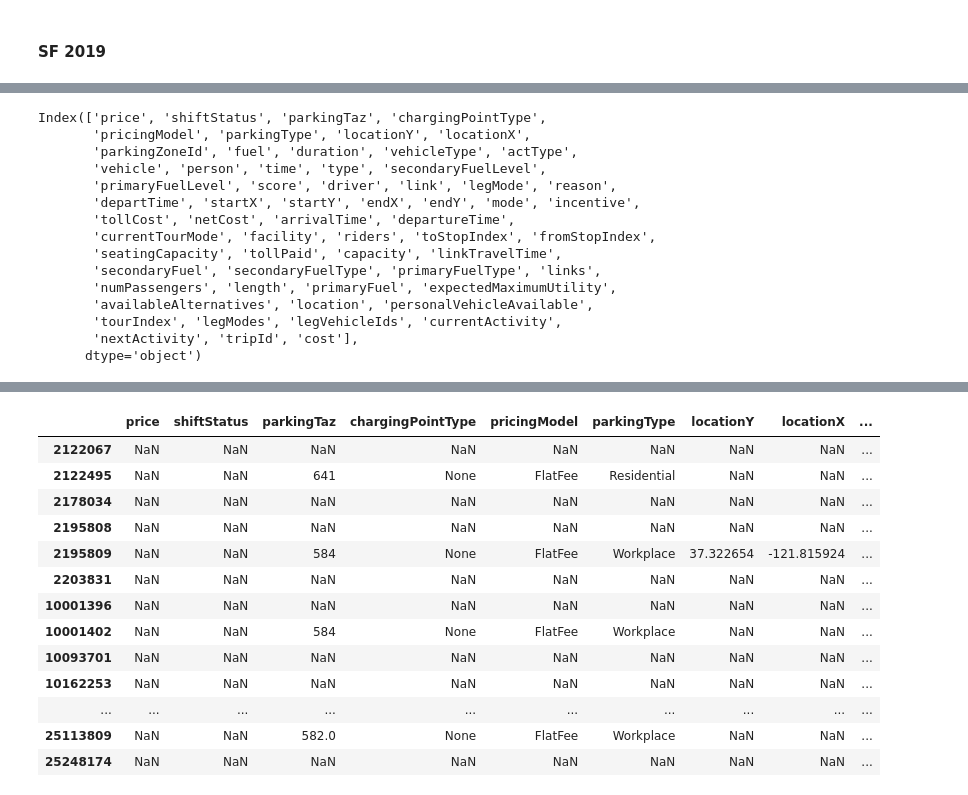
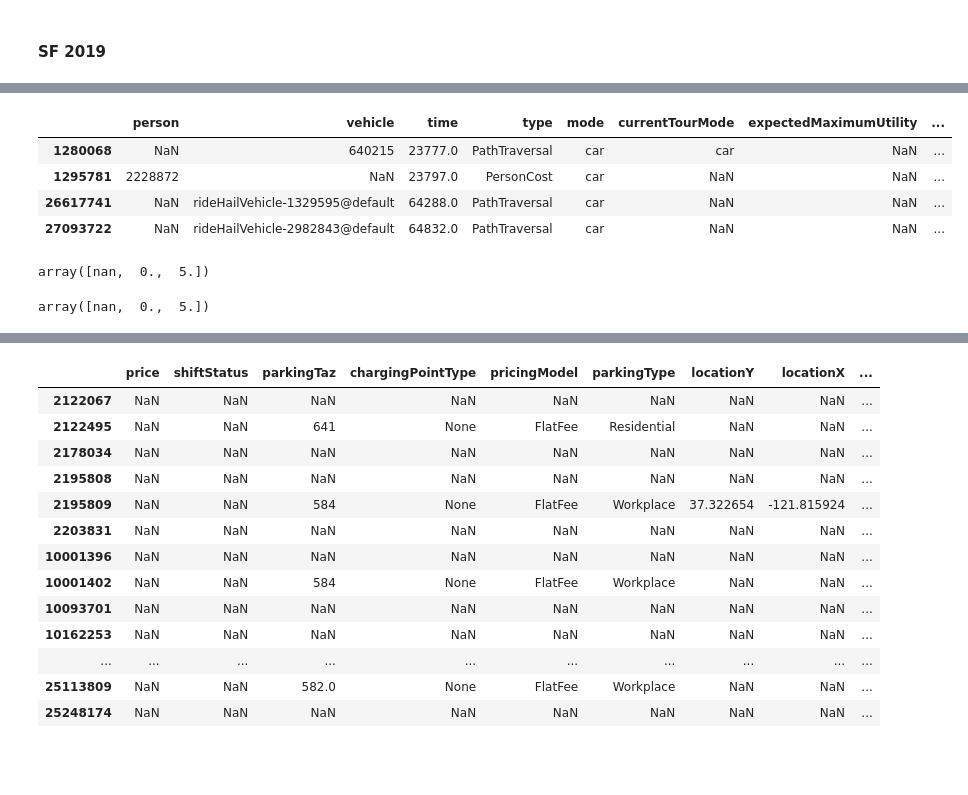
Before and after one commit to LBNL-UCB-STI/beam-core-analysis, a Jupyter notebook: Users/Nazanin/Person_Trip_Level_BEAM_SF.ipynb, the cells around one changed output, grey strips where cells are left out. Saved outputs shown, nothing was run; the diff lists cells and outputs as text; code cells hidden in the pictures; blank space fills up the shorter version.

```diff
--- a/Users/Nazanin/Person_Trip_Level_BEAM_SF.ipynb
+++ b/Users/Nazanin/Person_Trip_Level_BEAM_SF.ipynb
@@ -63,5 +63,5 @@ dtypes = {
     'nextActivity': 'category'
 }
 # Use list comprehension to remove the unwanted column in **usecol**
-eventsSF = pd.read_csv(loc_2018_transitFreq05 + '0.events.csv.gz', compression = 'gzip', dtype = dtypes)
+eventsSF = pd.read_csv(loc_2018_baseline + '0.events.csv.gz', compression = 'gzip', dtype = dtypes)
 # %% [output]
@@ -71,21 +71,19 @@ Wall time: 3min 52s
 # Show all columns and rows
 pd.options.display.max_columns = None
 pd.options.display.max_rows = None
+# %%
+eventsSF[(eventsSF['tollPaid'] == 5)|(eventsSF['tollCost'] == 5)]
+# %% [output]
+|  | person | vehicle | time | type | mode | currentTourMode | expectedMaximumUtility | ... |
+| 1280068 | NaN | 640215 | 23777.0 | PathTraversal | car | car | NaN | ... |
+| 1295781 | 2228872 | NaN | 23797.0 | PersonCost | car | NaN | NaN | ... |
+| 26617741 | NaN | rideHailVehicle-1329595@default | 64288.0 | PathTraversal | car | NaN | NaN | ... |
+| 27093722 | NaN | rideHailVehicle-2982843@default | 64832.0 | PathTraversal | car | NaN | NaN | ... |
 # %%
-eventsSF.columns
+eventsSF.tollPaid.unique()
 # %% [output]
-Index(['price', 'shiftStatus', 'parkingTaz', 'chargingPointType',
-       'pricingModel', 'parkingType', 'locationY', 'locationX',
-       'parkingZoneId', 'fuel', 'duration', 'vehicleType', 'actType',
-       'vehicle', 'person', 'time', 'type', 'secondaryFuelLevel',
-       'primaryFuelLevel', 'score', 'driver', 'link', 'legMode', 'reason',
-       'departTime', 'startX', 'startY', 'endX', 'endY', 'mode', 'incentive',
-       'tollCost', 'netCost', 'arrivalTime', 'departureTime',
-       'currentTourMode', 'facility', 'riders', 'toStopIndex', 'fromStopIndex',
-       'seatingCapacity', 'tollPaid', 'capacity', 'linkTravelTime',
-       'secondaryFuel', 'secondaryFuelType', 'primaryFuelType', 'links',
-       'numPassengers', 'length', 'primaryFuel', 'expectedMaximumUtility',
-       'availableAlternatives', 'location', 'personalVehicleAvailable',
-       'tourIndex', 'legModes', 'legVehicleIds', 'currentActivity',
-       'nextActivity', 'tripId', 'cost'],
-      dtype='object')
+array([nan,  0.,  5.])
+# %%
+eventsSF.tollCost.unique()
+# %% [output]
+array([nan,  0.,  5.])
```
Also changed, not shown: parts of 2 cells of this notebook, 1 other file.
